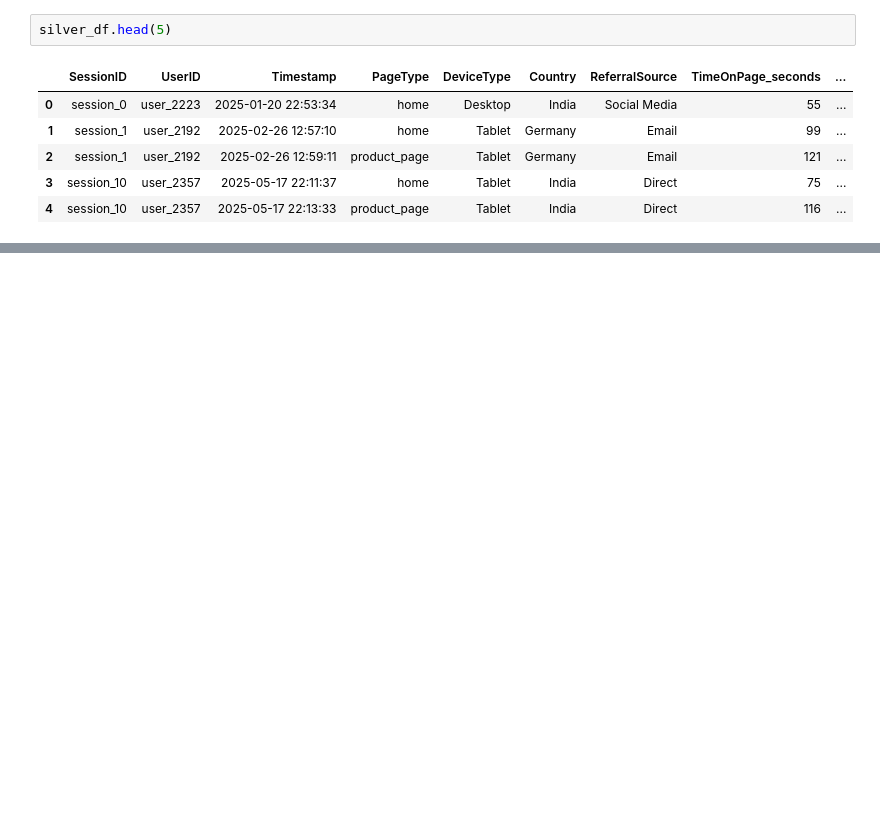
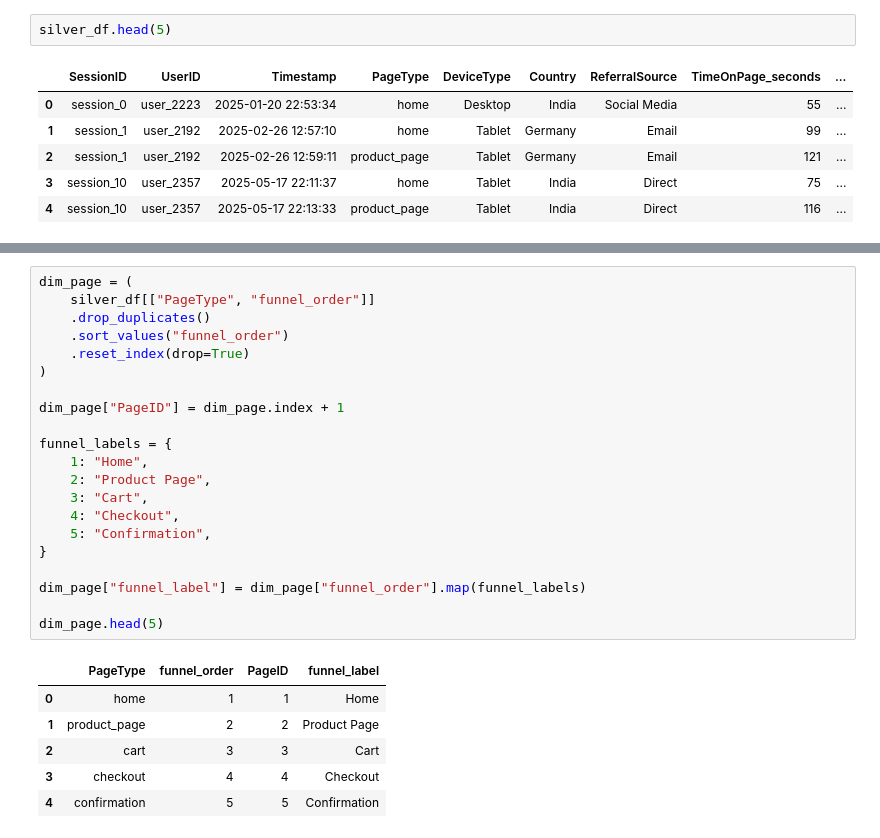
Before and after one commit to davisilva4/funnel_analysis, a Jupyter notebook: notebooks/silver_to_gold.ipynb, the cells around one changed output, grey strips where cells are left out. Saved outputs shown, nothing was run; the diff lists cells and outputs as text; blank space fills up the shorter version.

```diff
--- a/notebooks/silver_to_gold.ipynb
+++ b/notebooks/silver_to_gold.ipynb
@@ -64,0 +47,28 @@ def merge_calendar(df: pd.DataFrame, calendar: pd.DataFrame) -> pd.DataFrame:
+# %%
+dim_page = (
+    silver_df[["PageType", "funnel_order"]]
+    .drop_duplicates()
+    .sort_values("funnel_order")
+    .reset_index(drop=True)
+)
+
+dim_page["PageID"] = dim_page.index + 1
+
+funnel_labels = {
+    1: "Home",
+    2: "Product Page",
+    3: "Cart",
+    4: "Checkout",
+    5: "Confirmation",
+}
+
+dim_page["funnel_label"] = dim_page["funnel_order"].map(funnel_labels)
+
+dim_page.head(5)
+# %% [output]
+|  | PageType | funnel_order | PageID | funnel_label |
+| 0 | home | 1 | 1 | Home |
+| 1 | product_page | 2 | 2 | Product Page |
+| 2 | cart | 3 | 3 | Cart |
+| 3 | checkout | 4 | 4 | Checkout |
+| 4 | confirmation | 5 | 5 | Confirmation |
```
Also changed, not shown: parts of 19 cells of this notebook, 9 other files.
